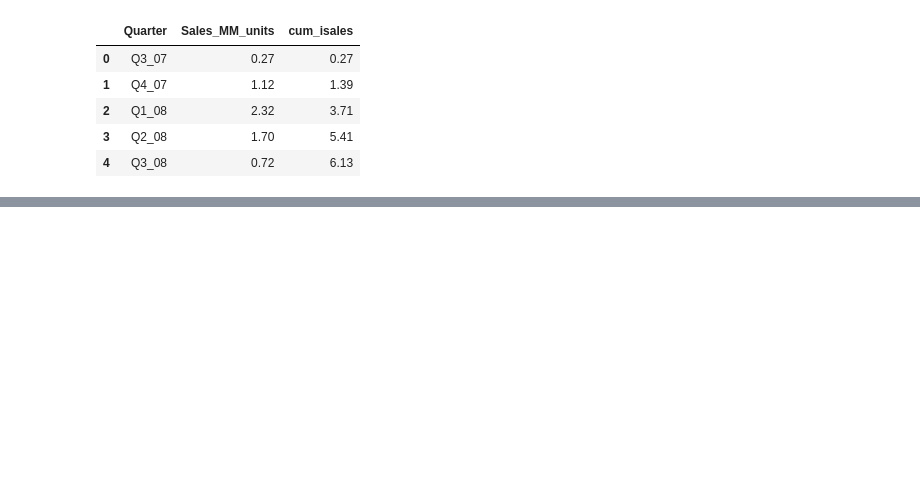
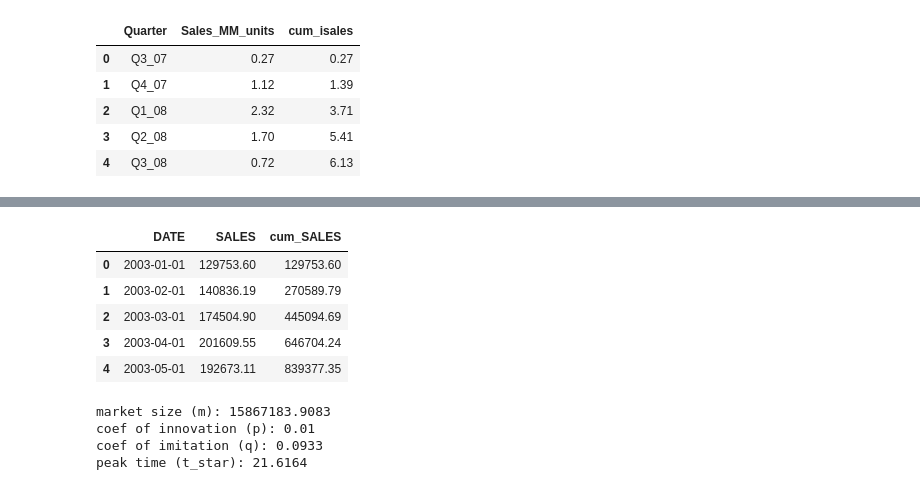
Before and after one commit to Tagara07/MachineLearningTutorial, a Jupyter notebook: bass_model.ipynb, the cells around one changed output, grey strips where cells are left out. Drawn from its saved outputs; the diff is of its cells as text; code cells hidden in the pictures; blank space fills up the shorter version.

Commit message:
feat: [bass_model] ok

```diff
--- a/bass_model.ipynb
+++ b/bass_model.ipynb
@@ -102,3 +101,11 @@ fig.show()
 # plt.legend()
 # ax.grid(True)
 # plt.show()
+# %%
+from datetime import datetime
+
+df = pd.read_csv('./data/sales_data_sample.csv', encoding='Latin-1')
+# %%
+dff = df[['SALES', 'ORDERDATE']]
+dff['DATE'] = dff['ORDERDATE'].apply(lambda x: pd.to_datetime(x))
+dff['DATE']  = dff['DATE'].apply(lambda x: datetime(x.year, x.month, 1))
@@ -104,0 +124,12 @@ fig.show()
+# %%
+sum_df = dff.groupby(['DATE']).sum(['SALES']).reset_index()
+sum_df['cum_SALES'] = np.cumsum(sum_df.SALES)
+sum_df.head()
+# print(sum_df.shape)
+# %% [output]
+|  | DATE | SALES | cum_SALES |
+| 0 | 2003-01-01 | 129753.60 | 129753.60 |
+| 1 | 2003-02-01 | 140836.19 | 270589.79 |
+| 2 | 2003-03-01 | 174504.90 | 445094.69 |
+| 3 | 2003-04-01 | 201609.55 | 646704.24 |
+| 4 | 2003-05-01 | 192673.11 | 839377.35 |
@@ -104,0 +139,8 @@ fig.show()
+# %%
+m, p, q, t_star, y_pred = base_model(X, y)
+t = sum_df['DATE']
+# %% [output]
+market size (m): 15867183.9083
+coef of innovation (p): 0.01
+coef of imitation (q): 0.0933
+peak time (t_star): 21.6164
```
Also changed, not shown: parts of 6 cells of this notebook, 1 other file.
